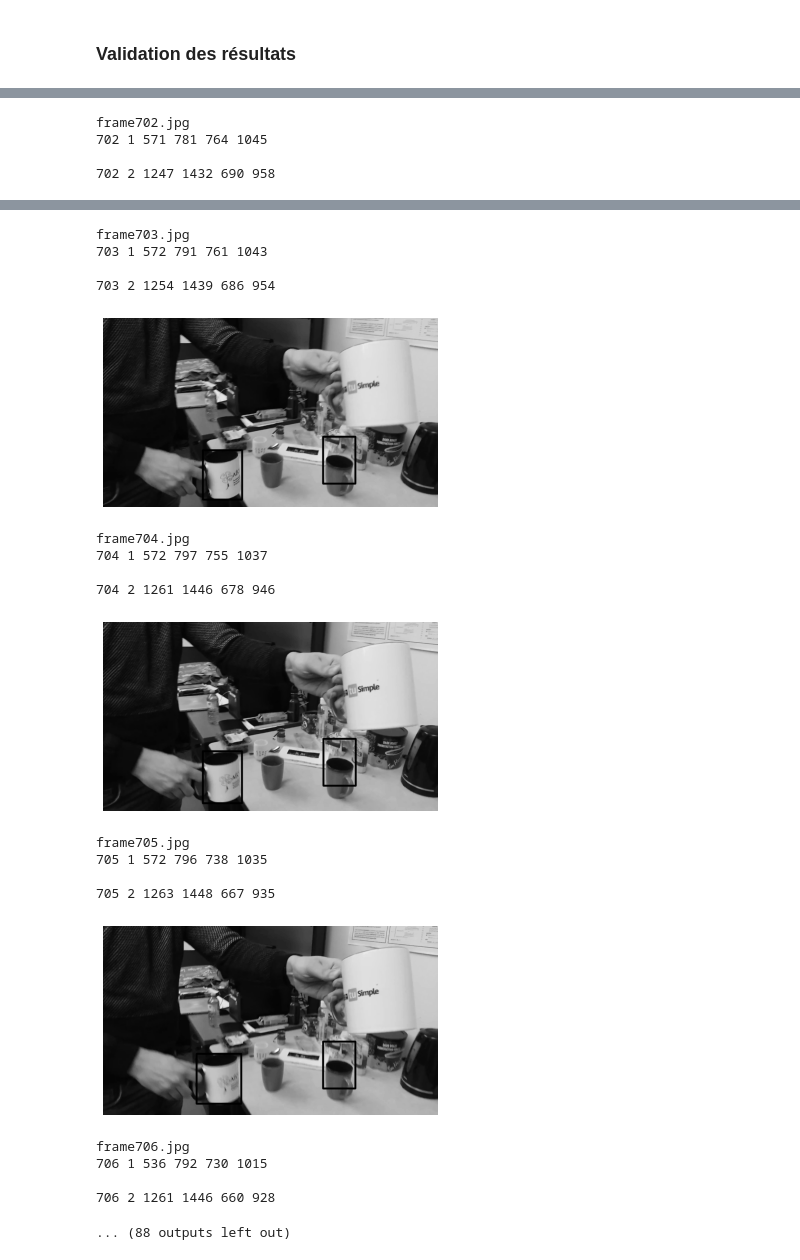
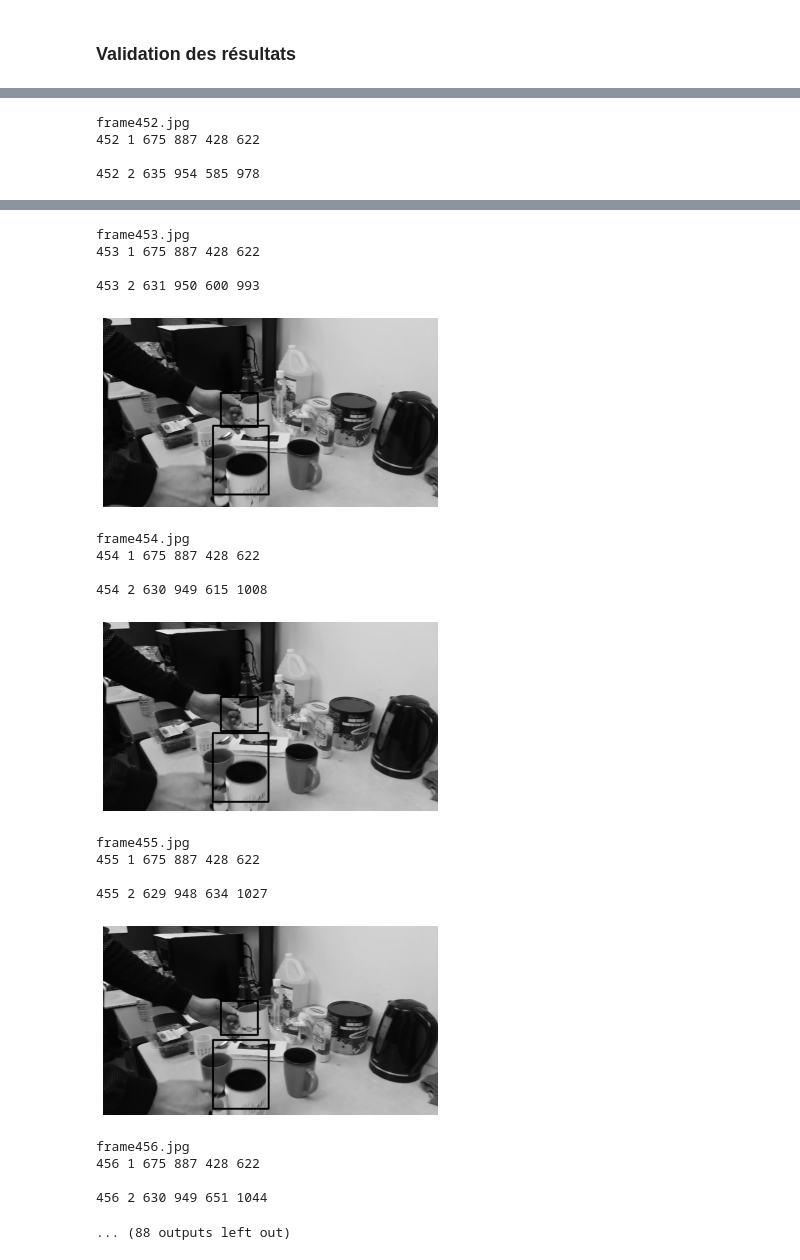
Before and after one commit to Mabelal/inf6804, a Jupyter notebook: TP3/TP3_1805679_1840713.ipynb, the cells around one changed output, grey strips where cells are left out. Drawn from its saved outputs; the diff is of its cells as text; code cells hidden in the pictures.

```diff
--- a/TP3/TP3_1805679_1840713.ipynb
+++ b/TP3/TP3_1805679_1840713.ipynb
@@ -319,7 +312,7 @@ frames = [name for name in os.listdir(source_path) if os.path.isfile(os.path.joi
 frames = sorted(frames)
 frames = sorted(frames, key = lambda s : len(s))
 
-i = 701
+i = 451
 for j in range (0, 50):
     img = cv2.imread(os.path.join(source_path, frames[i-1+j]), cv2.IMREAD_GRAYSCALE)
 
@@ -346,4 +339,4 @@ frame701.jpg
-frame702.jpg
-702 1 571 781 764 1045
+frame452.jpg
+452 1 675 887 428 622
 
-702 2 1247 1432 690 958
+452 2 635 954 585 978
@@ -351,20 +344,20 @@ frame702.jpg
-frame703.jpg
-703 1 572 791 761 1043
+frame453.jpg
+453 1 675 887 428 622
 
-703 2 1254 1439 686 954
+453 2 631 950 600 993
-[figure, old version]
+[figure, new version]
-frame704.jpg
-704 1 572 797 755 1037
+frame454.jpg
+454 1 675 887 428 622
 
-704 2 1261 1446 678 946
+454 2 630 949 615 1008
-[figure, old version]
+[figure, new version]
-frame705.jpg
-705 1 572 796 738 1035
+frame455.jpg
+455 1 675 887 428 622
 
-705 2 1263 1448 667 935
+455 2 629 948 634 1027
-[figure, old version]
+[figure, new version]
-frame706.jpg
-706 1 536 792 730 1015
+frame456.jpg
+456 1 675 887 428 622
 
-706 2 1261 1446 660 928
+456 2 630 949 651 1044
 ... (88 outputs left out)
```
Also changed, not shown: parts of 3 cells of this notebook.
